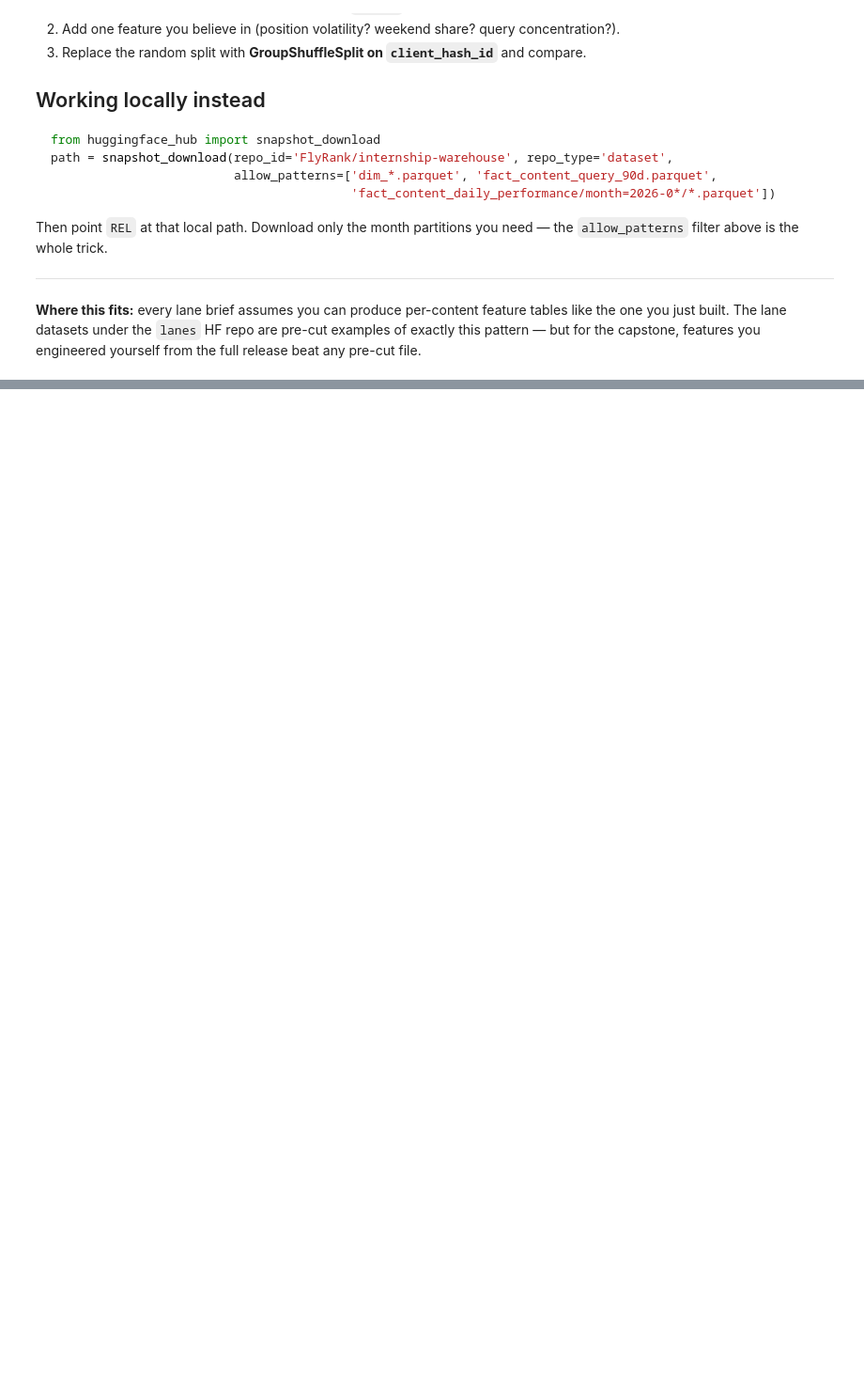
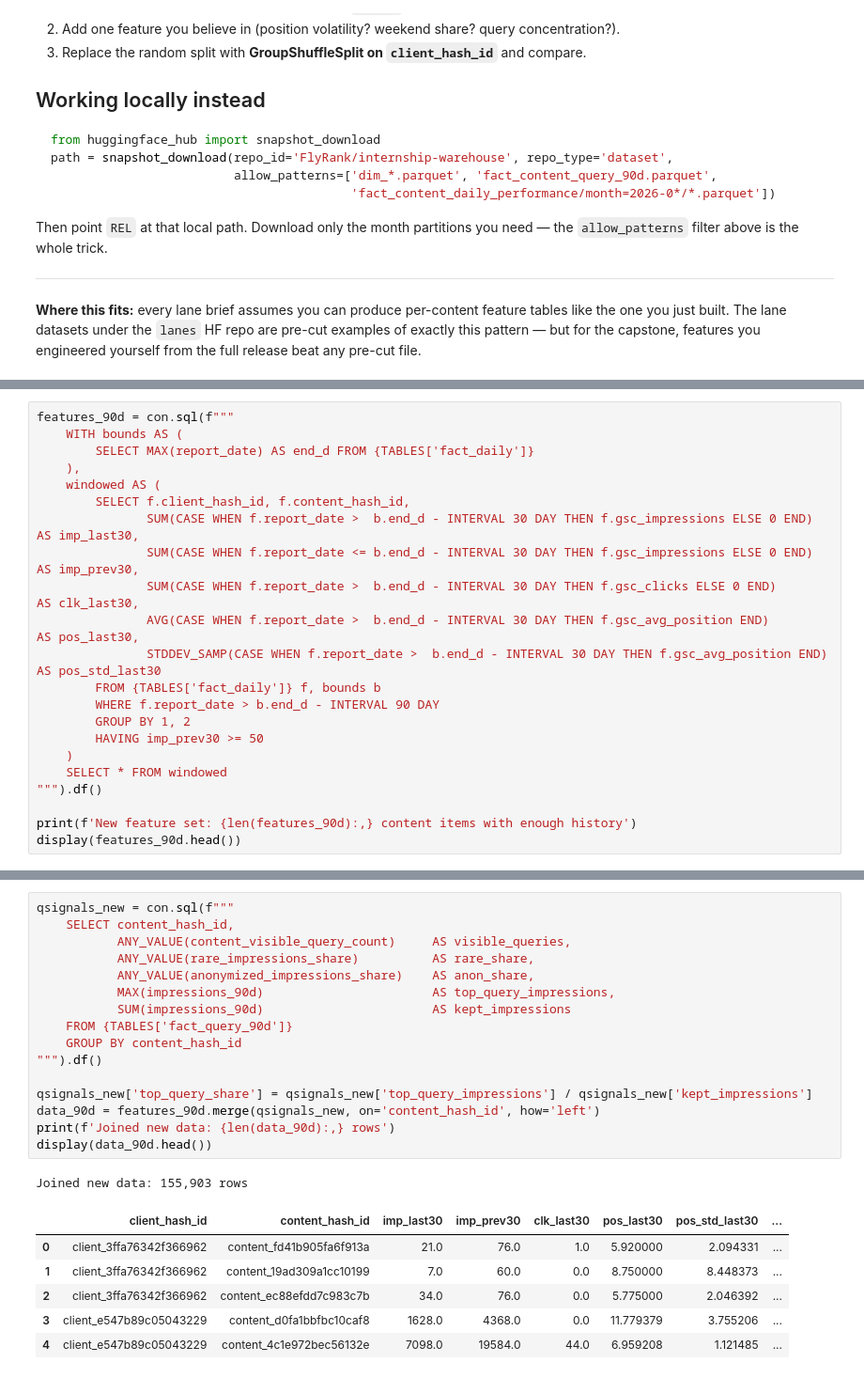
Before and after one commit to ismailkhan1707/Ismail-FLY, a Jupyter notebook: notebooks/03_working_with_the_full_release.ipynb, the cells around one changed output, grey strips where cells are left out. Shown at 94% size. Drawn from its saved outputs; the diff is of its cells as text; blank space fills up the shorter version.

```diff
--- a/notebooks/03_working_with_the_full_release.ipynb
+++ b/notebooks/03_working_with_the_full_release.ipynb
@@ -183,0 +231,22 @@ release beat any pre-cut file.
+# %%
+features_90d = con.sql(f"""
+    WITH bounds AS (
+        SELECT MAX(report_date) AS end_d FROM {TABLES['fact_daily']}
+    ),
+    windowed AS (
+        SELECT f.client_hash_id, f.content_hash_id,
+               SUM(CASE WHEN f.report_date >  b.end_d - INTERVAL 30 DAY THEN f.gsc_impressions ELSE 0 END) AS imp_last30,
+               SUM(CASE WHEN f.report_date <= b.end_d - INTERVAL 30 DAY THEN f.gsc_impressions ELSE 0 END) AS imp_prev30,
+               SUM(CASE WHEN f.report_date >  b.end_d - INTERVAL 30 DAY THEN f.gsc_clicks ELSE 0 END)      AS clk_last30,
+               AVG(CASE WHEN f.report_date >  b.end_d - INTERVAL 30 DAY THEN f.gsc_avg_position END)       AS pos_last30,
+               STDDEV_SAMP(CASE WHEN f.report_date >  b.end_d - INTERVAL 30 DAY THEN f.gsc_avg_position END) AS pos_std_last30
+        FROM {TABLES['fact_daily']} f, bounds b
+        WHERE f.report_date > b.end_d - INTERVAL 90 DAY
+        GROUP BY 1, 2
+        HAVING imp_prev30 >= 50
+    )
+    SELECT * FROM windowed
+""").df()
+
+print(f'New feature set: {len(features_90d):,} content items with enough history')
+display(features_90d.head())
@@ -183,0 +261,24 @@ release beat any pre-cut file.
+# %%
+qsignals_new = con.sql(f"""
+    SELECT content_hash_id,
+           ANY_VALUE(content_visible_query_count)     AS visible_queries,
+           ANY_VALUE(rare_impressions_share)          AS rare_share,
+           ANY_VALUE(anonymized_impressions_share)    AS anon_share,
+           MAX(impressions_90d)                       AS top_query_impressions,
+           SUM(impressions_90d)                       AS kept_impressions
+    FROM {TABLES['fact_query_90d']}
+    GROUP BY content_hash_id
+""").df()
+
+qsignals_new['top_query_share'] = qsignals_new['top_query_impressions'] / qsignals_new['kept_impressions']
+data_90d = features_90d.merge(qsignals_new, on='content_hash_id', how='left')
+print(f'Joined new data: {len(data_90d):,} rows')
+display(data_90d.head())
+# %% [output]
+Joined new data: 155,903 rows
+|  | client_hash_id | content_hash_id | imp_last30 | imp_prev30 | clk_last30 | pos_last30 | pos_std_last30 | ... |
+| 0 | client_3ffa76342f366962 | content_fd41b905fa6f913a | 21.0 | 76.0 | 1.0 | 5.920000 | 2.094331 | ... |
+| 1 | client_3ffa76342f366962 | content_19ad309a1cc10199 | 7.0 | 60.0 | 0.0 | 8.750000 | 8.448373 | ... |
+| 2 | client_3ffa76342f366962 | content_ec88efdd7c983c7b | 34.0 | 76.0 | 0.0 | 5.775000 | 2.046392 | ... |
+| 3 | client_e547b89c05043229 | content_d0fa1bbfbc10caf8 | 1628.0 | 4368.0 | 0.0 | 11.779379 | 3.755206 | ... |
+| 4 | client_e547b89c05043229 | content_4c1e972bec56132e | 7098.0 | 19584.0 | 44.0 | 6.959208 | 1.121485 | ... |
```
Also changed, not shown: parts of 8 cells of this notebook.
